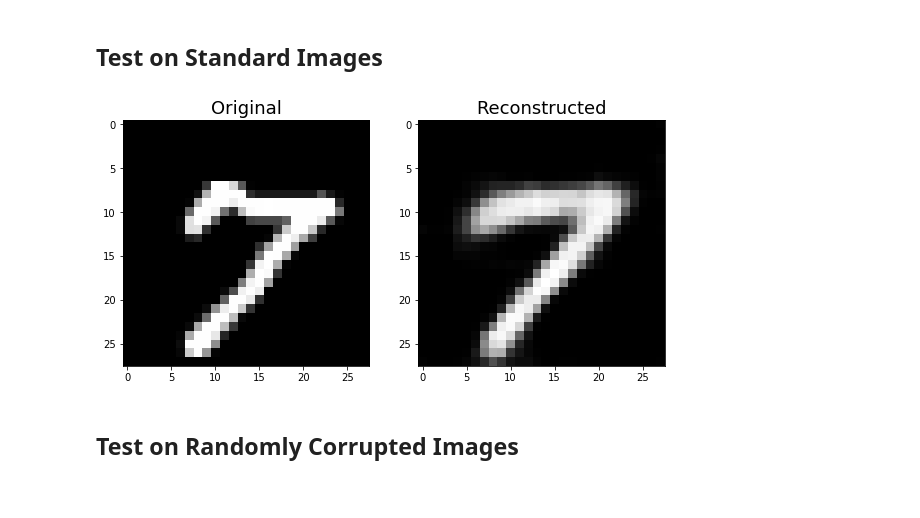
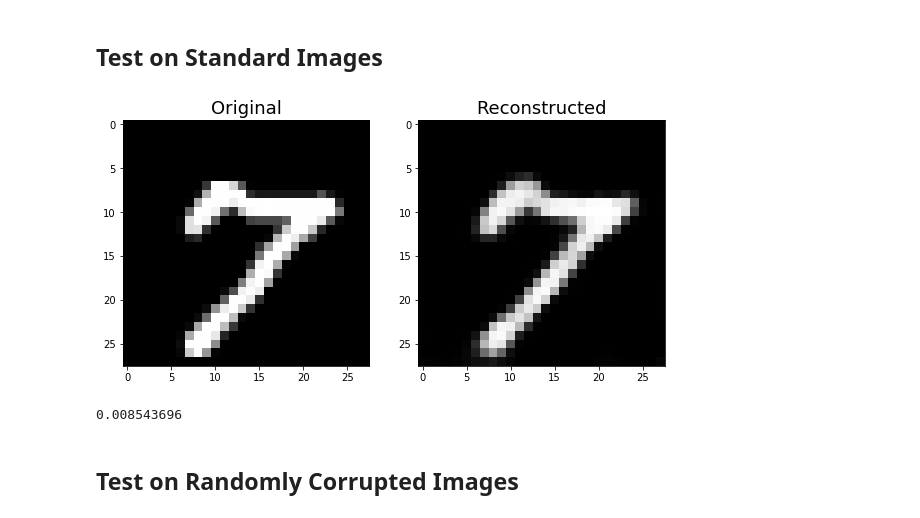
Before and after one commit to liacov/homework4_nndl, a Jupyter notebook: MNIST_autoencoder.ipynb, the cells around one changed output. Cells and saved outputs as stored; diff of their text form; code cells hidden in the pictures.

```diff
--- a/MNIST_autoencoder.ipynb
+++ b/MNIST_autoencoder.ipynb
@@ -318,13 +318,13 @@ plt.show()
 # Test
 # %%
 ### Set dimension of interest
-encoded_space_dim = 4
+encoded_space_dim = 32
 
 ### Set device
 device = torch.device('cuda') if torch.cuda.is_available() else torch.device('cpu')
 
 ### Initialize the network by loading
-params = torch.load(f'./results/net_params_{encoded_space_dim}.pth', map_location = device)
+params = torch.load(f'./results/net_params_{encoded_space_dim}_2000.pth', map_location = device)
 # print(*params, sep='\n')
 # print(*[p.shape for p in params.values()], sep='\n')
 net = Autoencoder(encoded_space_dim = encoded_space_dim)
@@ -342,34 +342,35 @@ test_dataloader = DataLoader(test_dataset, batch_size=1000, shuffle=False)
 # %%
 net.eval() # Evaluation mode (e.g. disable dropout)
 with torch.no_grad(): # No need to track the gradients
     conc_out = torch.Tensor().float()
     conc_label = torch.Tensor().float()
     for sample_batch in test_dataloader:
         # Extract data and move tensors to the selected device
         image_batch = sample_batch[0].to(device)
         # Forward pass
         out = net(image_batch)
         # Concatenate with previous outputs
         conc_out = torch.cat([conc_out, out.cpu()])
         conc_label = torch.cat([conc_label, image_batch.cpu()])
 
     # plot images
     plt.figure(figsize=(15, 5))
     plt.subplot(1, 3, 1)
     plt.title("Original", fontsize=18)
     plt.imshow(image_batch[0].squeeze().cpu(), cmap='gist_gray')
     plt.subplot(1, 3, 2)
     plt.title("Reconstructed", fontsize=18)
     plt.imshow(out[0].squeeze().cpu(), cmap='gist_gray')
-    plt.savefig("images/Original_4.png")
+    plt.savefig("images/Original.png")
     plt.show()
 
 
     # Evaluate global loss
     test_loss = loss_fn(conc_out, conc_label)
-    test_loss
+    print(test_loss.numpy())
 # %% [output]
-[figure, old version]
+[figure, new version]
+0.008543696
 # %% [markdown]
 ## Test on Randomly Corrupted Images
 # %%
```
Also changed, not shown: parts of 1 cell of this notebook, 1 other file.
